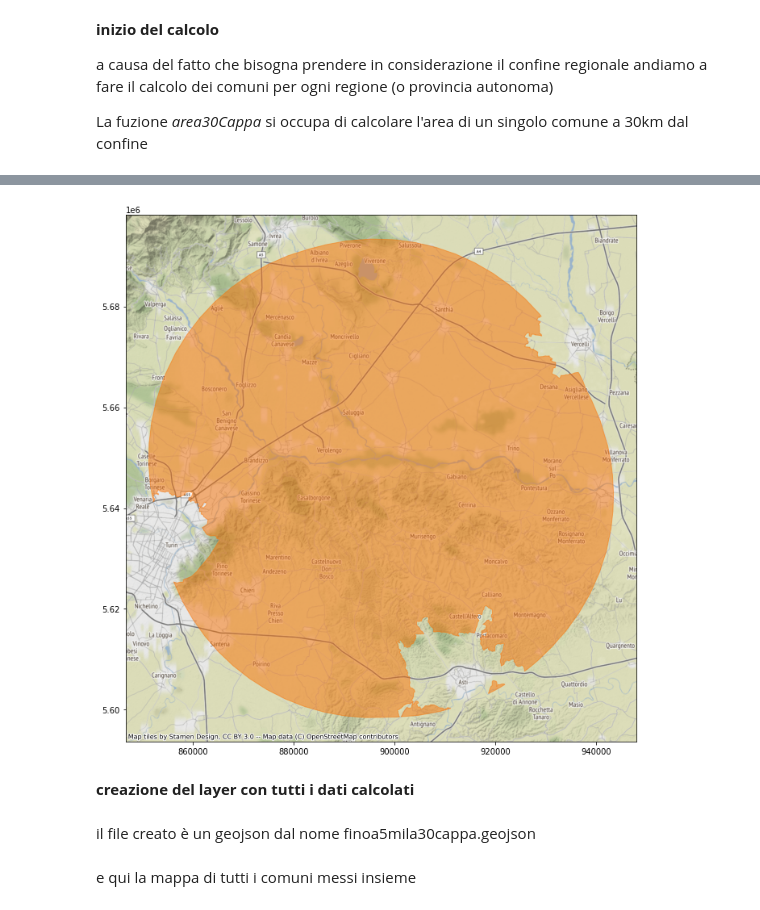
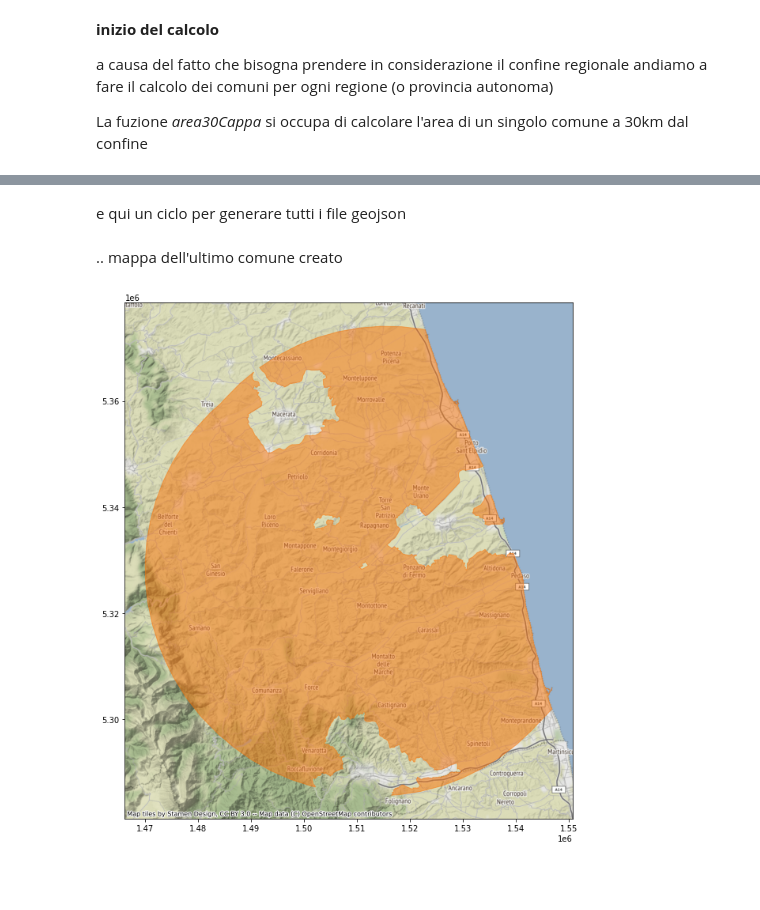
Before and after one commit to ondata/30cappa, a Jupyter notebook: script/conpython/30cappa.ipynb, the cells around one changed output, grey strips where cells are left out. Drawn from its saved outputs; the diff is of its cells as text; code cells hidden in the pictures; blank space fills up the shorter version.

```diff
--- a/script/conpython/30cappa.ipynb
+++ b/script/conpython/30cappa.ipynb
@@ -398,0 +404,5 @@ for codice in geo_piccoli_comuni.PRO_COM_T.unique():
+# %%
+geo_piccoli_comuni_30cappa = geo_piccoli_comuni
+# %%
+geo_piccoli_comuni_30cappa['geometry'] = geo_piccoli_comuni_30cappa['geometry'].apply(lambda geom: area30Cappa(geom,confini_comuni_capoluogo,confini))
+%time
@@ -398,0 +411,3 @@ for codice in geo_piccoli_comuni.PRO_COM_T.unique():
+# %%
+ax = geo_piccoli_comuni_30cappa.to_crs(epsg=3857).plot(figsize=(12,12),edgecolor='xkcd:orange',facecolor="none")
+ctx.add_basemap(ax,crs=geo_piccoli_comuni_30cappa.to_crs(epsg=3857).crs.to_string(),source=ctx.providers.Stamen.Terrain)
@@ -399,7 +416,17 @@ for codice in geo_piccoli_comuni.PRO_COM_T.unique():
+# %% [markdown]
+e qui un ciclo per generare tutti i file geojson
+# %%
+for index,row in geo_piccoli_comuni_30cappa.to_crs(epsg=4326).iterrows():
+  codice = row['PRO_COM_T']
+  gdf_comune = gpd.GeoDataFrame(
+    None,
+    crs='EPSG:4326',
+    geometry=[row['geometry']])
+  gdf_comune.to_file(codice + ".geojson",driver="GeoJSON")
+# %% [markdown]
+.. mappa dell'ultimo comune creato
 # %%
-ax = comune.to_crs(epsg=3857).plot(figsize=(12,12),edgecolor='xkcd:orange',facecolor="xkcd:orange",alpha=0.5)
-ctx.add_basemap(ax,crs=comune.to_crs(epsg=3857).crs.to_string(),source=ctx.providers.Stamen.Terrain)
+ax = gdf_comune.to_crs(epsg=3857).plot(figsize=(12,12),edgecolor='xkcd:orange',facecolor="xkcd:orange",alpha=0.5)
+ctx.add_basemap(ax,crs=gdf_comune.to_crs(epsg=3857).crs.to_string(),source=ctx.providers.Stamen.Terrain)
 # %% [output]
-[figure, old version]
+[figure, new version]
-# %% [markdown]
-**creazione del layer con tutti i dati calcolati**
@@ -408,2 +432,0 @@ finoa5mila30cappa = gpd.GeoDataFrame( pd.concat( tutti_i_comuni, ignore_index=Tr
-# %% [markdown]
-il file creato è un geojson dal nome finoa5mila30cappa.geojson
@@ -412,2 +432,0 @@ finoa5mila30cappa.to_crs(epsg=4326).to_file('finoa5mila30cappa.geojson',driver="
-# %% [markdown]
-e qui la mappa di tutti i comuni messi insieme
```
Also changed, not shown: parts of 22 cells of this notebook, 1 other file.
